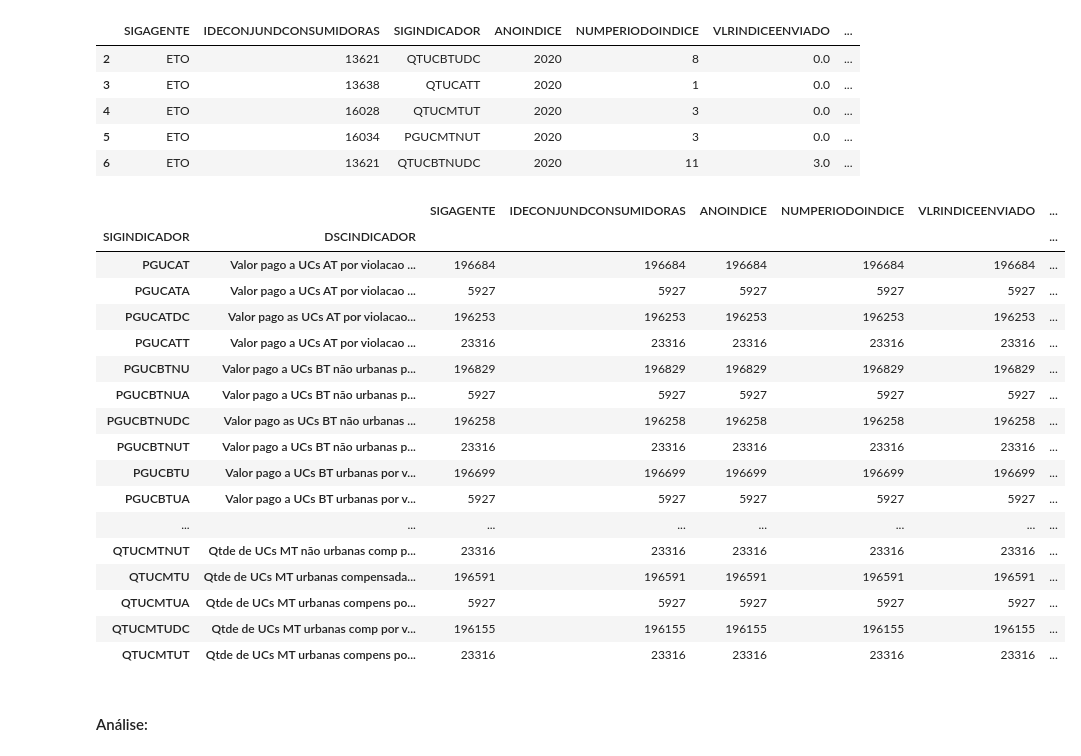
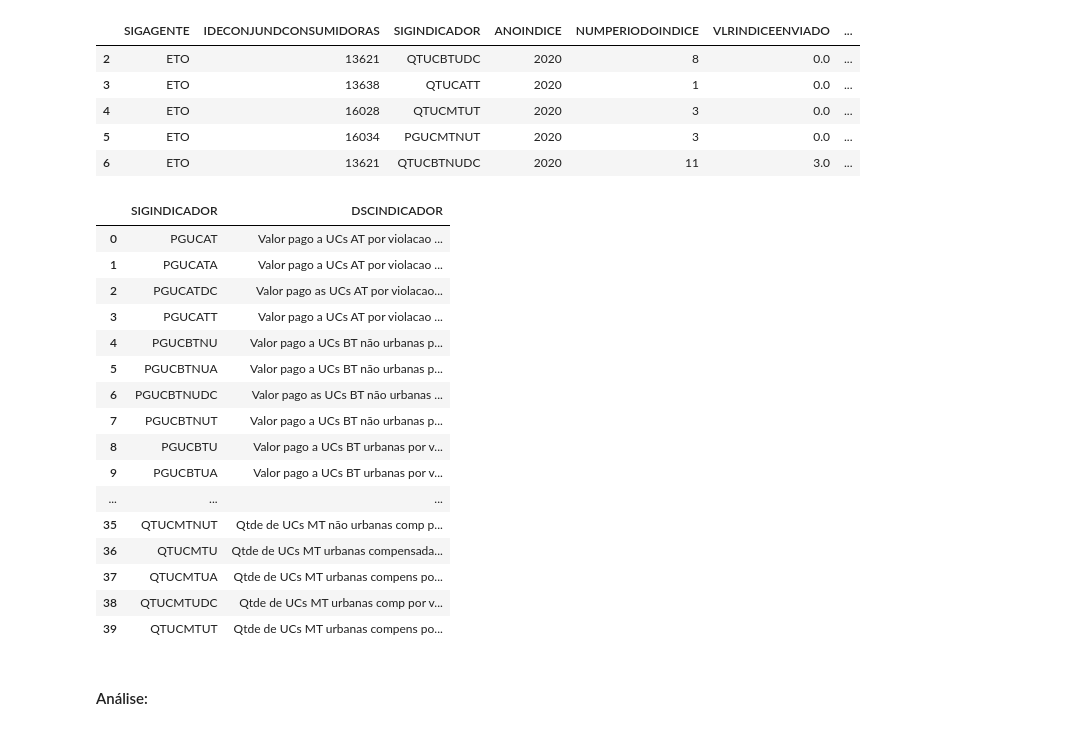
Before and after one commit to isabellacalfa/analise-distribuidoras-energia, a Jupyter notebook: notebook-analises.ipynb, the cells around one changed output. Cells and saved outputs as stored; diff of their text form; code cells hidden in the pictures.

```diff
--- a/notebook-analises.ipynb
+++ b/notebook-analises.ipynb
@@ -90,6 +112,28 @@ def coletar_dados_csv(url_csv):
     df = pd.read_csv(url_csv, sep=";", encoding="latin1", decimal=',')
 
     return df
+# %%
+# Clusterização das distribuidoras por tamanho:
+def clusterizacao_porte(df, coluna):
+    coluna = coluna
+    x = df[[coluna]].copy()
+
+    # Aplicação do kMeans:
+    kmeans = KMeans(n_clusters=3, random_state=42)
+    df[f'{coluna}_CLUSTER'] = kmeans.fit_predict(x)
+
+    cluster_order = df.groupby(f'{coluna}_CLUSTER')[coluna].mean().sort_values().index
+    cluster_labels = ['Pequeno', 'Médio', 'Grande']
+    label_map = {cluster_order[i]: cluster_labels[i] for i in range(3)}
+    df[f'{coluna}_CATEGORIA'] = df[f'{coluna}_CLUSTER'].map(label_map)
+
+    return df
+
+cores_nuc = {
+    'Pequeno': "#07a221",
+    'Médio': "#0e22ff",
+    'Grande': '#d62728'
+}
 # %% [markdown]
 ## Análise
 # %% [markdown]
@@ -170,15 +214,15 @@ dfDECFECT.head()
 # %%
 # Avaliação da quantidade de clientes por distribuidora:
 # ! Ajustar sempre para o último mês disponível ou para o mês de análise desejado:
-dfGrandesDiscos = dfDECFECT[(dfDECFECT['ANOINDICE'] == 2025) & (dfDECFEC['NUMPERIODOINDICE'] == 7) & (dfDECFECT['SIGINDICADOR'] == 'NumCon')][['SIGAGENTE','VLRINDICEENVIADO']].groupby(by='SIGAGENTE').sum().reset_index()
+dfDiscosInterresse = dfDECFECT[(dfDECFECT['ANOINDICE'] == 2025) & (dfDECFEC['NUMPERIODOINDICE'] == 7) & (dfDECFECT['SIGINDICADOR'] == 'NumCon')][['SIGAGENTE','VLRINDICEENVIADO']].groupby(by='SIGAGENTE').sum().reset_index()
 
 # Filtro das distribuidoras com mais de 400 mil UCs (filtro ANEEL):
-dfGrandesDiscos = dfGrandesDiscos[dfGrandesDiscos['VLRINDICEENVIADO'] > 400000]
+dfDiscosInterresse = dfDiscosInterresse[dfDiscosInterresse['VLRINDICEENVIADO'] > 400000]
 
 # Renomeando colunas:
-dfGrandesDiscos = dfGrandesDiscos.rename(columns={'VLRINDICEENVIADO': 'NUC'})
+dfDiscosInterresse = dfDiscosInterresse.rename(columns={'VLRINDICEENVIADO': 'NUC'})
 
-dfGrandesDiscos.head()
+dfDiscosInterresse.head()
 # %% [output]
 |  | SIGAGENTE | NUC |
 | 0 | AME | 906769.0 |
@@ -186,6 +230,11 @@ dfGrandesDiscos.head()
 | 8 | CELESC | 3469262.0 |
 | 10 | CEMIG-D | 9431438.0 |
 | 44 | COELBA | 6257879.0 |
+# %%
+# Definindo a categoria das distribuidoras de acordo com o porte:
+dfDiscosInterresse = clusterizacao_porte(dfDiscosInterresse,'NUC')
+dfDiscosInterresse.head()
+dfDiscosInterresse.to_csv('base-clusterizacao.csv')
 # %% [markdown]
 ### Análise de compensação
 # %% [markdown]
@@ -254,7 +303,7 @@ dfCompT[(dfCompT['INDICADOR'].isnull()) | (dfCompT['TENSAO'].isnull()) | (dfComp
 |  | SIGAGENTE | IDECONJUNDCONSUMIDORAS | SIGINDICADOR | ANOINDICE | NUMPERIODOINDICE | VLRINDICEENVIADO | ... |
 # %%
 # Filtro das grandes distribuidoras apenas:
-dfCompT = pd.merge(dfCompT, dfGrandesDiscos, how='inner', on = 'SIGAGENTE')
+dfCompT = pd.merge(dfCompT, dfDiscosInterresse, how='inner', on = 'SIGAGENTE')
 
 # Filtro para retirar as gerações:
 dfCompT = dfCompT[dfCompT['GERACAO'] == 0]
@@ -270,25 +319,24 @@ dfCompT.head()
 | 6 | ETO | 13621 | QTUCBTNUDC | 2020 | 11 | 3.0 | ... |
 # %%
 # Validação dos indicadores restantes:
-dfCompT.groupby(by=['SIGINDICADOR','DSCINDICADOR']).count()
+dfCompT.groupby(by=['SIGINDICADOR','DSCINDICADOR']).count().reset_index()[['SIGINDICADOR','DSCINDICADOR']]
 # %% [output]
-|  |  | SIGAGENTE | IDECONJUNDCONSUMIDORAS | ANOINDICE | NUMPERIODOINDICE | VLRINDICEENVIADO | ... |
-| SIGINDICADOR | DSCINDICADOR |  |  |  |  |  | ... |
-| PGUCAT | Valor pago a UCs AT por violacao ... | 196684 | 196684 | 196684 | 196684 | 196684 | ... |
-| PGUCATA | Valor pago a UCs AT por violacao ... | 5927 | 5927 | 5927 | 5927 | 5927 | ... |
-| PGUCATDC | Valor pago as UCs AT por violacao... | 196253 | 196253 | 196253 | 196253 | 196253 | ... |
-| PGUCATT | Valor pago a UCs AT por violacao ... | 23316 | 23316 | 23316 | 23316 | 23316 | ... |
-| PGUCBTNU | Valor pago a UCs BT não urbanas p... | 196829 | 196829 | 196829 | 196829 | 196829 | ... |
-| PGUCBTNUA | Valor pago a UCs BT não urbanas p... | 5927 | 5927 | 5927 | 5927 | 5927 | ... |
-| PGUCBTNUDC | Valor pago as UCs BT não urbanas ... | 196258 | 196258 | 196258 | 196258 | 196258 | ... |
-| PGUCBTNUT | Valor pago a UCs BT não urbanas p... | 23316 | 23316 | 23316 | 23316 | 23316 | ... |
-| PGUCBTU | Valor pago a UCs BT urbanas por v... | 196699 | 196699 | 196699 | 196699 | 196699 | ... |
-| PGUCBTUA | Valor pago a UCs BT urbanas por v... | 5927 | 5927 | 5927 | 5927 | 5927 | ... |
-| ... | ... | ... | ... | ... | ... | ... | ... |
-| QTUCMTNUT | Qtde de UCs MT não urbanas comp p... | 23316 | 23316 | 23316 | 23316 | 23316 | ... |
-| QTUCMTU | Qtde de UCs MT urbanas compensada... | 196591 | 196591 | 196591 | 196591 | 196591 | ... |
-| QTUCMTUA | Qtde de UCs MT urbanas compens po... | 5927 | 5927 | 5927 | 5927 | 5927 | ... |
-| QTUCMTUDC | Qtde de UCs MT urbanas comp por v... | 196155 | 196155 | 196155 | 196155 | 196155 | ... |
-| QTUCMTUT | Qtde de UCs MT urbanas compens po... | 23316 | 23316 | 23316 | 23316 | 23316 | ... |
+|  | SIGINDICADOR | DSCINDICADOR |
+| 0 | PGUCAT | Valor pago a UCs AT por violacao ... |
+| 1 | PGUCATA | Valor pago a UCs AT por violacao ... |
+| 2 | PGUCATDC | Valor pago as UCs AT por violacao... |
+| 3 | PGUCATT | Valor pago a UCs AT por violacao ... |
+| 4 | PGUCBTNU | Valor pago a UCs BT não urbanas p... |
+| 5 | PGUCBTNUA | Valor pago a UCs BT não urbanas p... |
+| 6 | PGUCBTNUDC | Valor pago as UCs BT não urbanas ... |
+| 7 | PGUCBTNUT | Valor pago a UCs BT não urbanas p... |
+| 8 | PGUCBTU | Valor pago a UCs BT urbanas por v... |
+| 9 | PGUCBTUA | Valor pago a UCs BT urbanas por v... |
+| ... | ... | ... |
+| 35 | QTUCMTNUT | Qtde de UCs MT não urbanas comp p... |
+| 36 | QTUCMTU | Qtde de UCs MT urbanas compensada... |
+| 37 | QTUCMTUA | Qtde de UCs MT urbanas compens po... |
+| 38 | QTUCMTUDC | Qtde de UCs MT urbanas comp por v... |
+| 39 | QTUCMTUT | Qtde de UCs MT urbanas compens po... |
 # %% [markdown]
 #### Análise:
```
Also changed, not shown: parts of 16 cells of this notebook, 14 other files.
